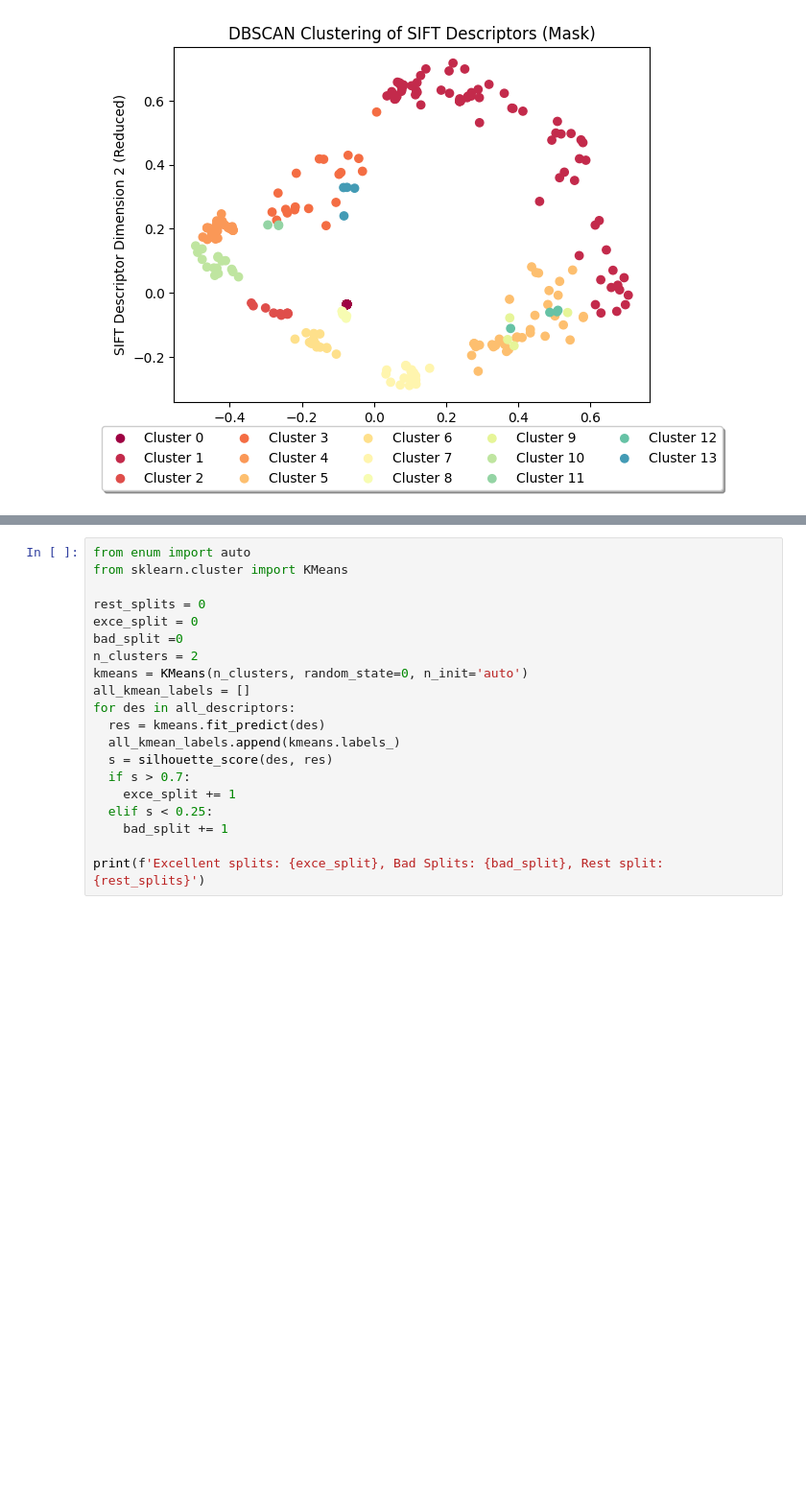
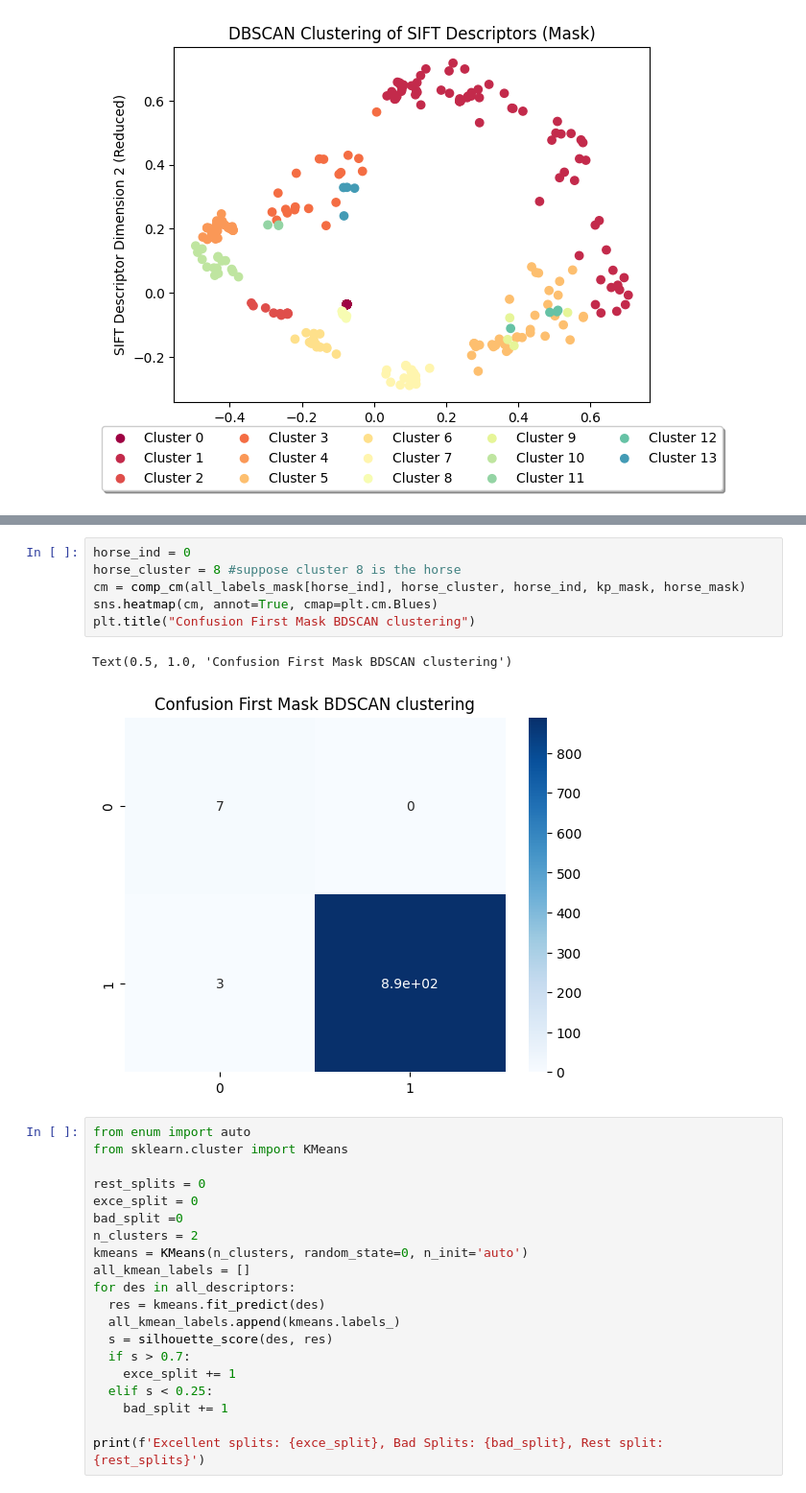
Before and after one commit to lesi-nedo/ISPR_assignments, a Jupyter notebook: Assignment_6_o_nedobiychuk.ipynb, the cells around one changed output, grey strips where cells are left out. Shown at 96% size. Drawn from its saved outputs; the diff is of its cells as text; blank space fills up the shorter version.

```diff
--- a/Assignment_6_o_nedobiychuk.ipynb
+++ b/Assignment_6_o_nedobiychuk.ipynb
@@ -273,3 +324,12 @@ plot_clust(all_labels_mask[0], kp_mask, horse_mask, found_cl)
+# %%
+horse_ind = 0
+horse_cluster = 8 #suppose cluster 8 is the horse
+cm = comp_cm(all_labels_mask[horse_ind], horse_cluster, horse_ind, kp_mask, horse_mask)
+sns.heatmap(cm, annot=True, cmap=plt.cm.Blues)
+plt.title("Confusion First Mask BDSCAN clustering")
+# %% [output]
+Text(0.5, 1.0, 'Confusion First Mask BDSCAN clustering')
+[figure, added]
 # %%
 from enum import auto
 from sklearn.cluster import KMeans
```
Also changed, not shown: parts of 10 cells of this notebook.
